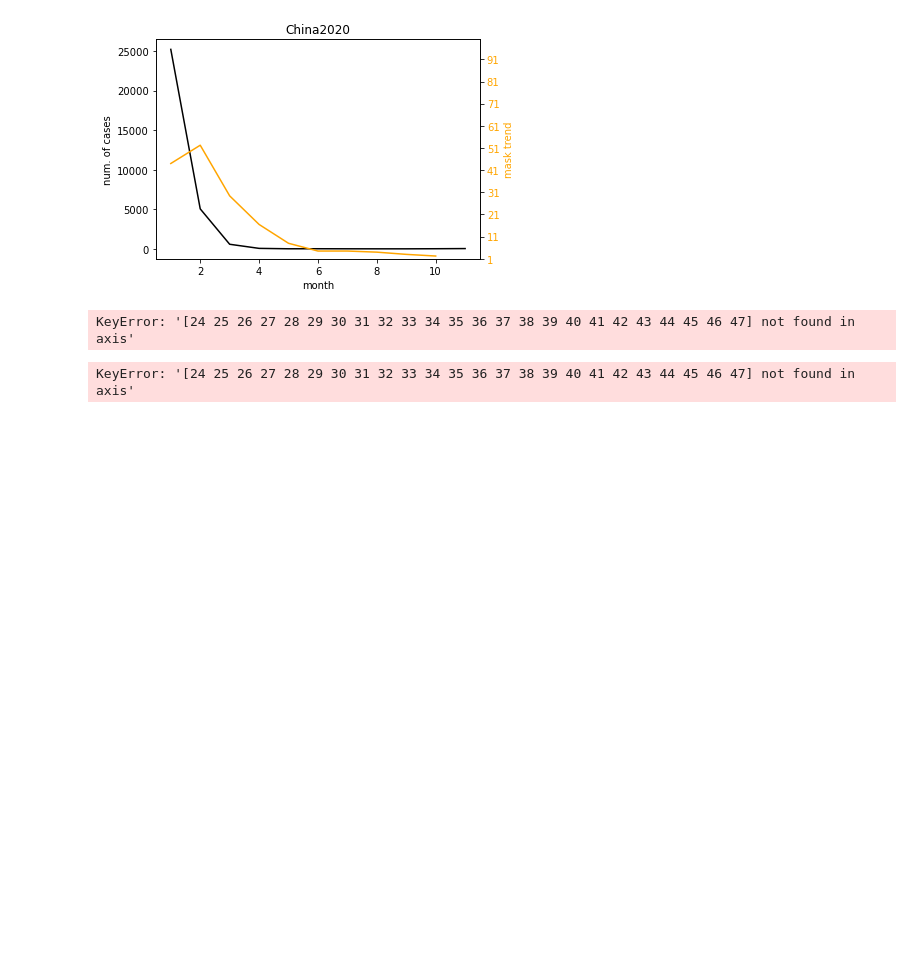
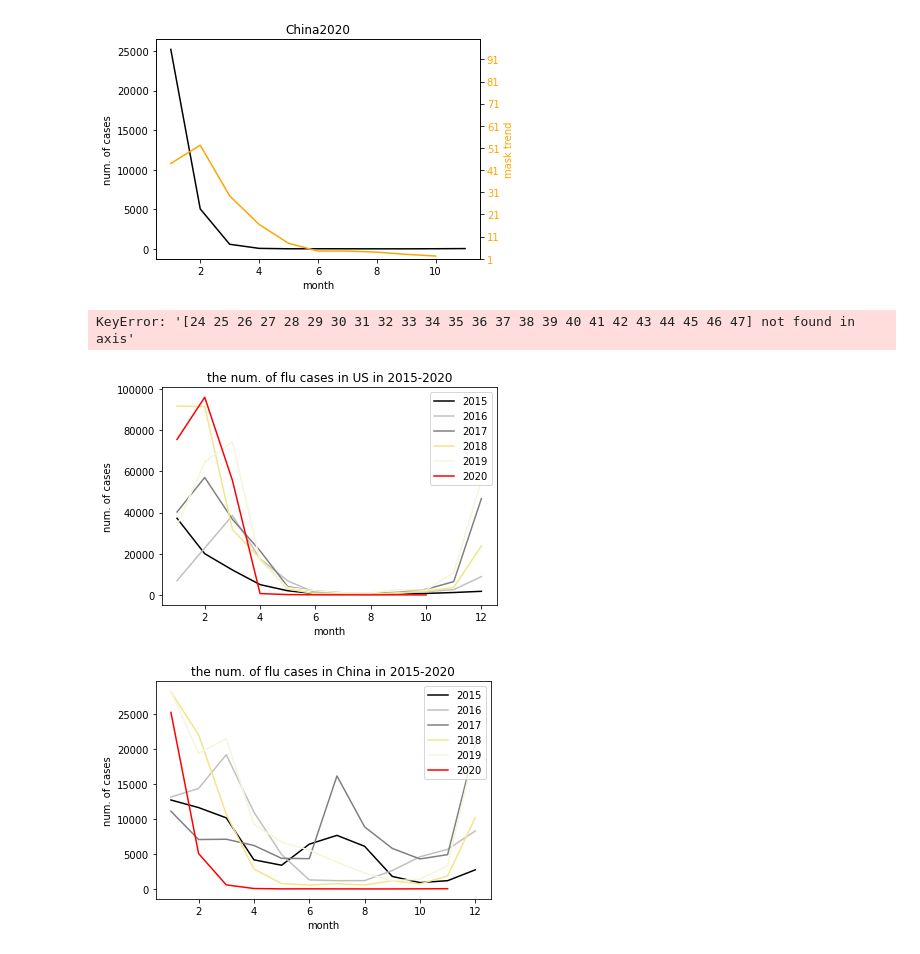
Before and after one commit to annaycc24/2020Fall_projects, a Jupyter notebook: final_pj_team05.ipynb, the cells around one changed output. Cells and saved outputs as stored; diff of their text form; code cells hidden in the pictures; blank space fills up the shorter version.

Commit message:
labeled the line in hypo 3

```diff
--- a/final_pj_team05.ipynb
+++ b/final_pj_team05.ipynb
@@ -281,39 +281,41 @@ def plot_graph3(country: pd.DataFrame):
 
     # extract data from specific year
     flucase15=plot_data15['flu cases']
     flucase16=plot_data16['flu cases']
     flucase17=plot_data17['flu cases']
     flucase18=plot_data18['flu cases']
     flucase19=plot_data19['flu cases']
     flucase20=plot_data20['flu cases']
     fig, ax1 = plt.subplots()
-    plt.title('the num. of clu cases in '+country["country"][0] + ' in 2015-2020')
+    plt.title('the num. of flu cases in '+country["country"][0] + ' in 2015-2020')
     plt.xlabel('month')
 
     time=plot_data15['month']
     time20=plot_data20['month']
     ax1.set_ylabel('num. of cases', color='black')
-    plt.plot(time, flucase15, color='black')
-    plt.plot(time, flucase16, color='silver')
-    plt.plot(time, flucase17, color='grey')
-    plt.plot(time, flucase18, color='khaki')
-    plt.plot(time, flucase19, color='brown')
-    plt.plot(time20, flucase20, color='red')
-    fig.tight_layout() # i'm not sure the purpose of this line
+    plt.plot(time, flucase15, color='black',label='2015')
+    plt.plot(time, flucase16, color='silver',label='2016')
+    plt.plot(time, flucase17, color='grey',label='2017')
+    plt.plot(time, flucase18, color='khaki',label='2018')
+    plt.plot(time, flucase19, color='beige',label='2019')
+    plt.plot(time20, flucase20, color='red',label='2020')
+    plt.legend(loc="upper right")
+    #fig.tight_layout() # i'm not sure the purpose of this line
 
     #DATE = []
     #for y, m in zip(plot_data.year, plot_data.month):
     #    DATE.append(date(y, m,1))
     #plot_data['DATE'] = DATE
 
     #plt.plot(time, flucase)
     #plt.plot(time, mask_trend)
     #plt.xlabel('month')
     #plt.ylabel('num. of cases')
     plt.show()
 
 us_graph3=plot_graph3(us)
 china_graph3=plot_graph3(china)
 #uk_graph3=plot_graph3(uk)
 # %% [output]
-KeyError: '[24 25 26 27 28 29 30 31 32 33 34 35 36 37 38 39 40 41 42 43 44 45 46 47] not found in axis'
+[figure, added]
+[figure, added]
```
